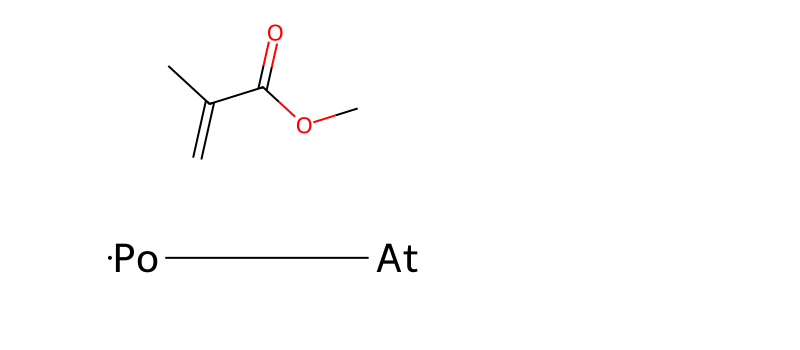
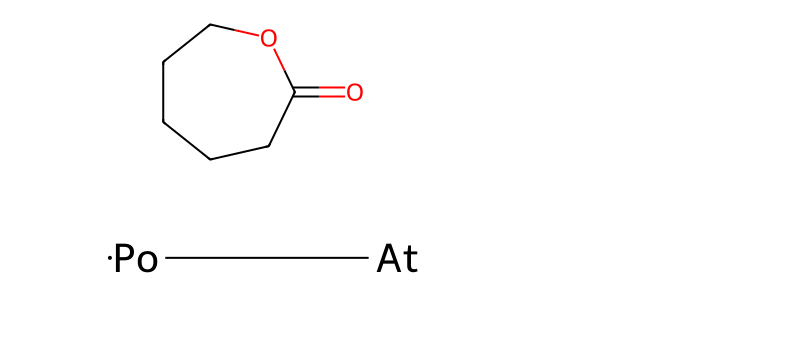
Before and after one commit to skozarekar/thermonomer, a Jupyter notebook: thermonomer/temp_Maya_romp.ipynb, the cells around one changed output. Cells and saved outputs as stored; diff of their text form; code cells hidden in the pictures.

```diff
--- a/thermonomer/temp_Maya.ipynb
+++ b/thermonomer/temp_Maya_romp.ipynb
@@ -8,9 +6,9 @@ blah blah
 # %%
-vinyl_smiles = "CC(=C)C(=O)OC"
-dp0 = Chem.MolFromSmiles(vinyl_smiles)
+rop_smiles = "C1CCC(=O)OCC1"
+dp0 = Chem.MolFromSmiles(rop_smiles)
 dp0
 # %% [output]
-[figure, old version]
+[figure, new version]
 # %%
 helper = Chem.MolFromSmiles("[Po]-[At]")
 helper
```
Also changed, not shown: parts of 2 cells of this notebook, 1 other file.
